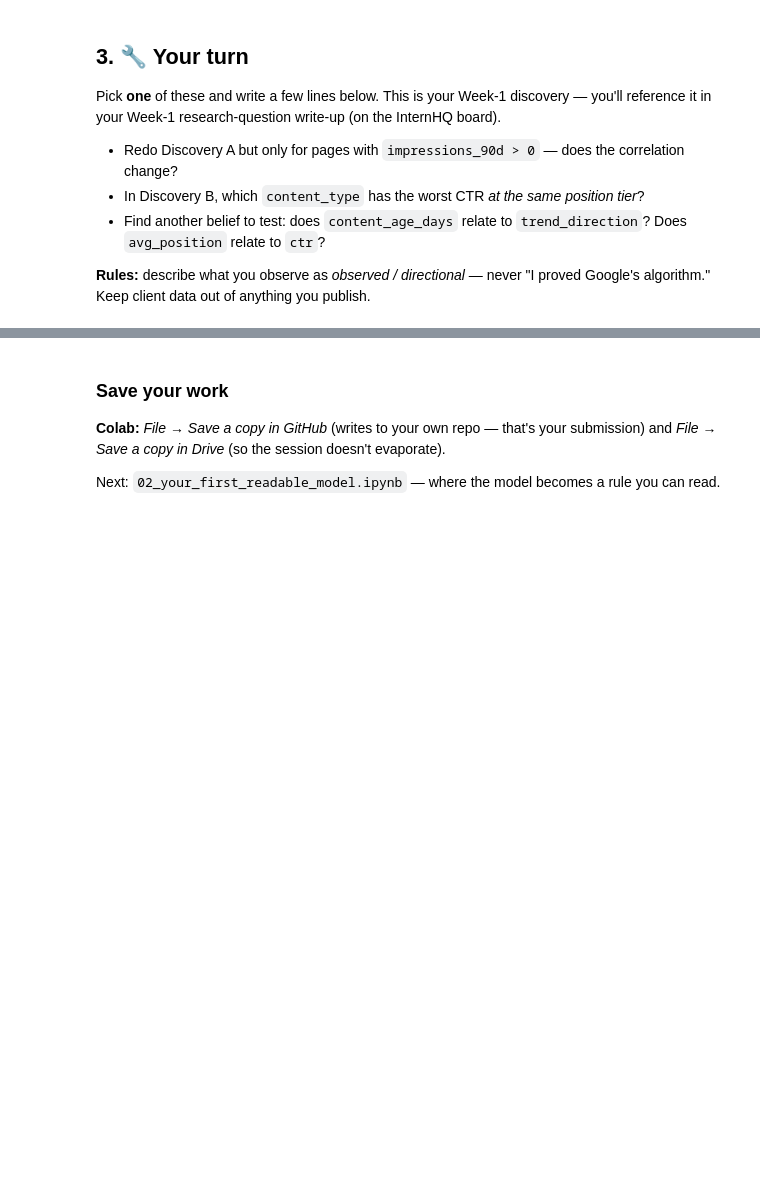
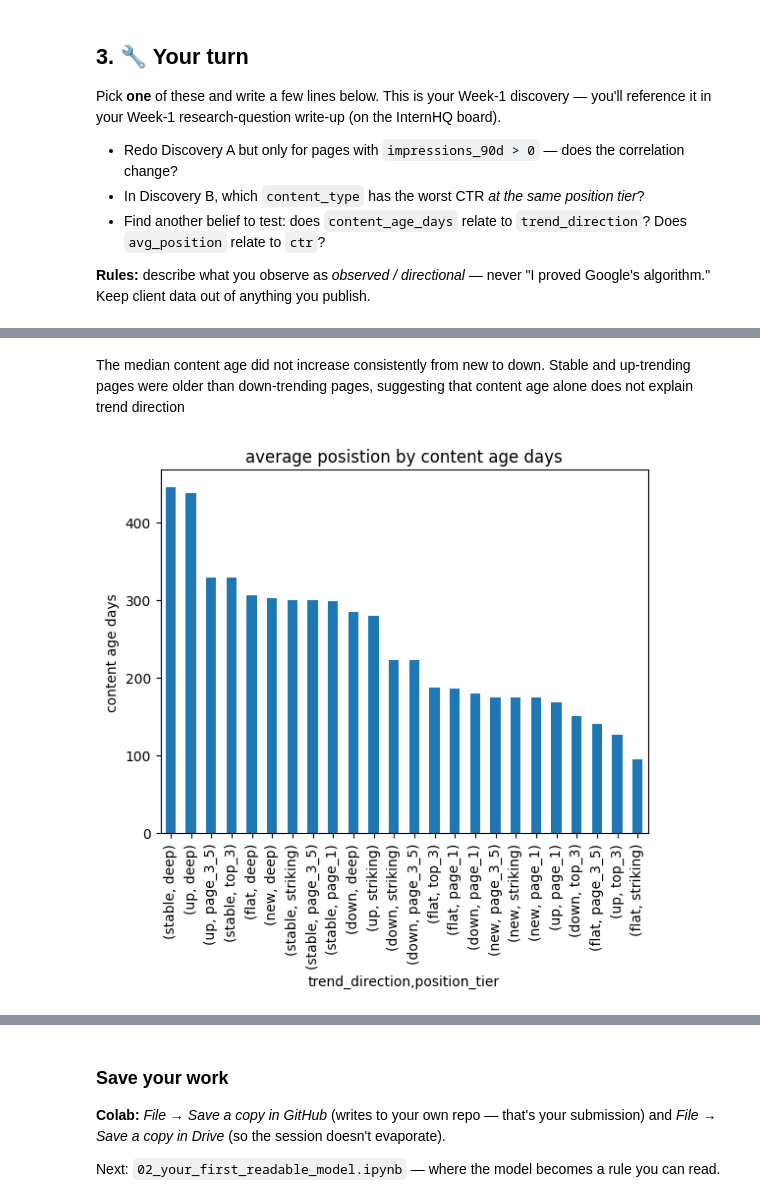
Before and after one commit to RG-01-00/flyrank_ml_intern1, a Jupyter notebook: notebooks/01_first_look_and_discovery.ipynb, the cells around one changed output, grey strips where cells are left out. Drawn from its saved outputs; the diff is of its cells as text; code cells hidden in the pictures; blank space fills up the shorter version.

```diff
--- a/notebooks/01_first_look_and_discovery.ipynb
+++ b/notebooks/01_first_look_and_discovery.ipynb
@@ -101,0 +217,8 @@ Pick **one** of these and write a few lines below. This is your Week-1 discovery
+# %% [markdown]
+The median content age did not increase consistently from new to down. Stable and up-trending pages were older than down-trending pages, suggesting that content age alone does not explain trend direction
+# %%
+visible = df[df["impressions_90d"] >= 100]
+ctr_by_pos = visible.groupby(["trend_direction","position_tier"])["content_age_days"].median().sort_values(ascending=False)
+ctr_by_pos.plot(kind="bar", title="average posistion by content age days", ylabel="content age days");
+# %% [output]
+[figure, added]
```
Also changed, not shown: parts of 17 cells of this notebook.
